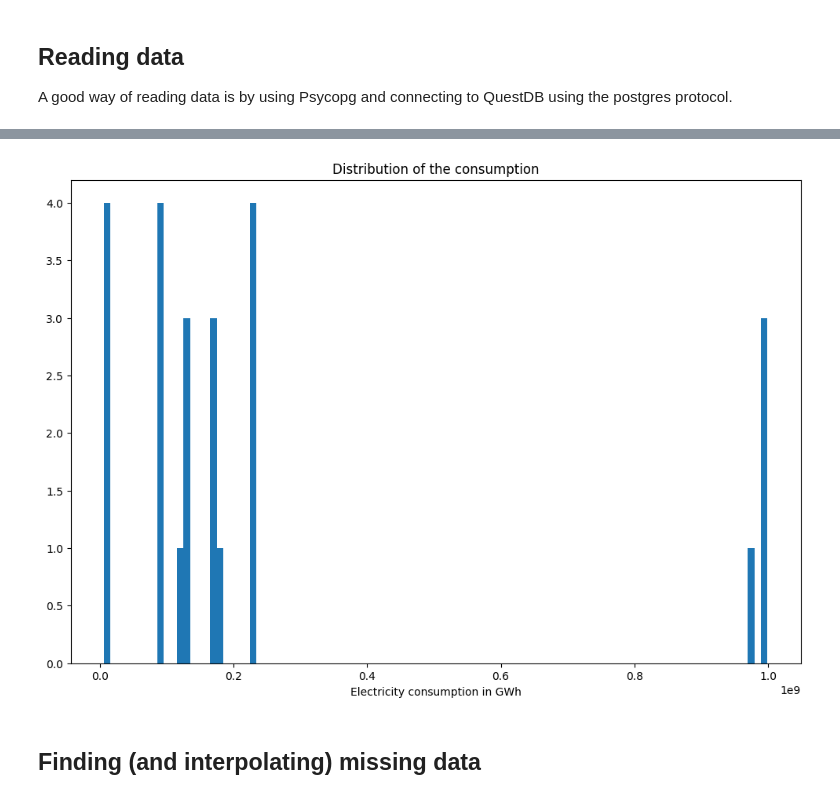
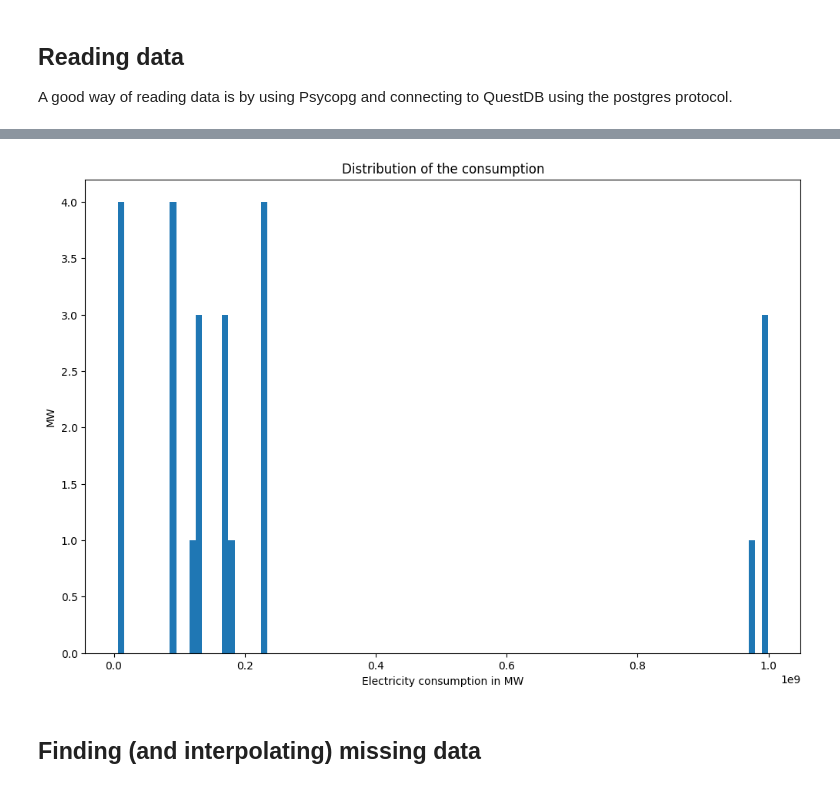
Before and after one commit to questdb/play, a Jupyter notebook: notebooks/play.ipynb, the cells around one changed output, grey strips where cells are left out. Drawn from its saved outputs; the diff is of its cells as text; code cells hidden in the pictures.

Commit message:
feat: adding chart legends, reformatting long queries, and adding a conclusion to the notebook

```diff
--- a/notebooks/play.ipynb
+++ b/notebooks/play.ipynb
@@ -113,12 +113,13 @@ res_df #now we have only 24 rows (4 semesters, 6 countries)
 # %%
 # of course once your results come back from QuestDB and converted into a DataFrame, just use them as usual
 plt.figure(figsize=(12,8))
 plt.hist(res_df['total_mw'], bins=100)
 plt.title("Distribution of the consumption")
-plt.xlabel("Electricity consumption in GWh")
+plt.xlabel("Electricity consumption in MW")
+plt.ylabel("MW")
 plt.show()
 # %% [output]
-[figure, old version]
+[figure, new version]
 # %% [markdown]
 ## Finding (and interpolating) missing data
 # %%
```
Also changed, not shown: parts of 9 cells of this notebook.
